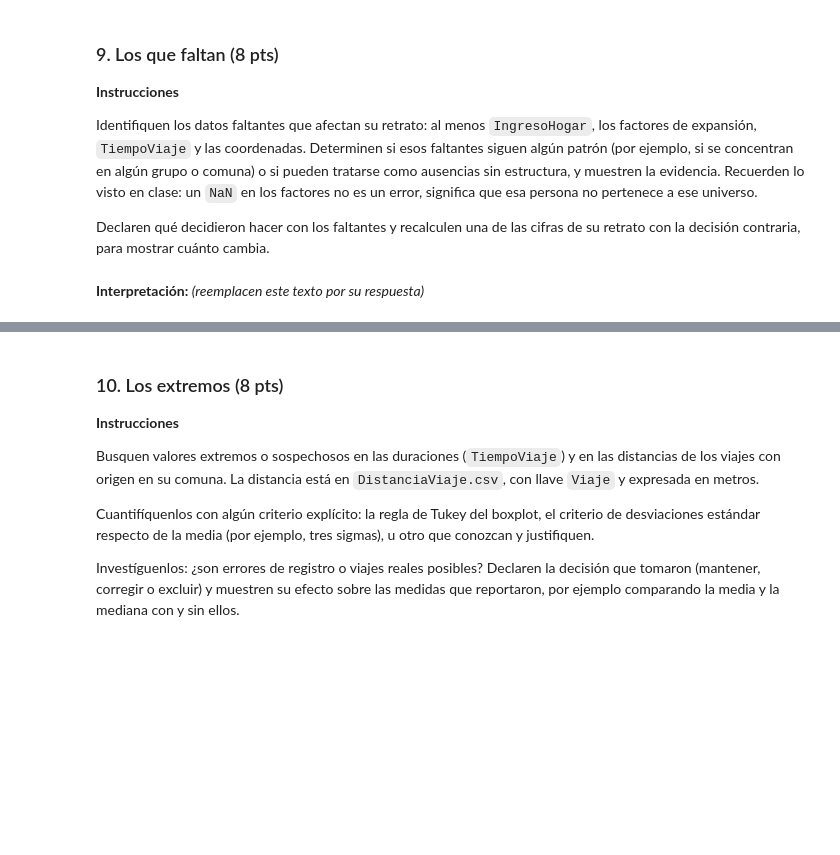
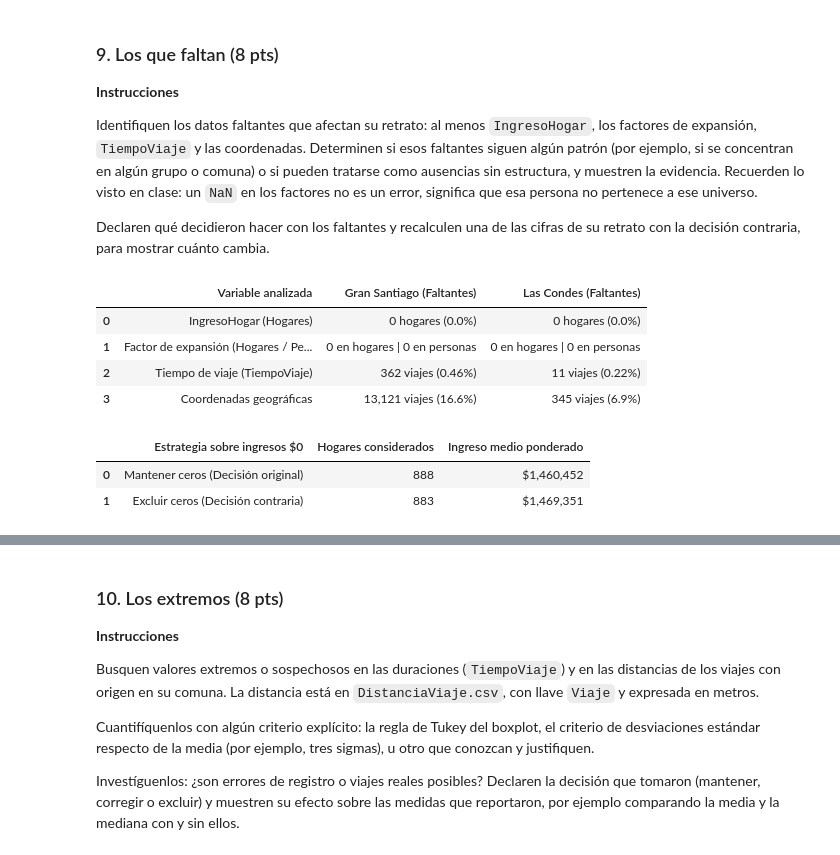
Before and after one commit to gonzzza-lol/cienciaDatos, a Jupyter notebook: tarea1_Suarez_Gutierrez.ipynb, the cells around one changed output, grey strips where cells are left out. Drawn from its saved outputs; the diff is of its cells as text; code cells hidden in the pictures; blank space fills up the shorter version.

```diff
--- a/tarea1_Suarez_Gutierrez.ipynb
+++ b/tarea1_Suarez_Gutierrez.ipynb
@@ -763,2 +764,72 @@ de su retrato con la decisión contraria, para mostrar cuánto cambia.
-# %% [markdown]
-**Interpretación:** *(reemplacen este texto por su respuesta)*
+# %%
+coord_cols = ["OrigenCoordX", "OrigenCoordY", "DestinoCoordX", "DestinoCoordY"]
+
+# 71 es el ID de Las Condes
+viajes_lc = viajes_lab[viajes_lab["ComunaOrigen"] == 71]
+
+n_viajes_stgo = len(viajes_lab)
+n_tiempo_stgo = (viajes_lab["TiempoViaje"].isna() | (viajes_lab["TiempoViaje"] <= 0)).sum()
+n_coord_stgo = viajes_lab[coord_cols].isna().any(axis=1).sum()
+
+
+n_viajes_lc = len(viajes_lc)
+n_tiempo_lc = (viajes_lc["TiempoViaje"].isna() | (viajes_lc["TiempoViaje"] <= 0)).sum()
+n_coord_lc = viajes_lc[coord_cols].isna().any(axis=1).sum()
+
+tabla_faltantes = pd.DataFrame({
+    "Variable analizada": [
+        "IngresoHogar (Hogares)",
+        "Factor de expansión (Hogares / Personas)",
+        "Tiempo de viaje (TiempoViaje)",
+        "Coordenadas geográficas"
+    ],
+    "Gran Santiago (Faltantes)": [
+        f"{hogares['IngresoHogar'].isna().sum()} hogares (0.0%)",
+        f"{hogares['Factor'].isna().sum()} en hogares | {personas['Factor'].isna().sum()} en personas",
+        f"{n_tiempo_stgo:,} viajes ({n_tiempo_stgo/n_viajes_stgo:.2%})",
+        f"{n_coord_stgo:,} viajes ({n_coord_stgo/n_viajes_stgo:.1%})"
+    ],
+    "Las Condes (Faltantes)": [
+        f"{hogaresLasCondes['IngresoHogar'].isna().sum()} hogares (0.0%)",
+        f"{hogaresLasCondes['Factor'].isna().sum()} en hogares | {personas[personas['Hogar'].isin(hogaresLasCondes['Hogar'])]['Factor'].isna().sum()} en personas",
+        f"{n_tiempo_lc} viajes ({n_tiempo_lc/n_viajes_lc:.2%})",
+        f"{n_coord_lc} viajes ({n_coord_lc/n_viajes_lc:.1%})"
+    ]
+})
+
+display(tabla_faltantes)
+
+# Recálculo bajo decisión contraria:
+# Decisión original: Mantener los hogares con ingreso $0 en el cálculo del ingreso medio.
+# Decisión contraria: Excluir los hogares con IngresoHogar == 0 como datos faltantes.
+
+media_con_ceros = (hogaresLasCondes["IngresoHogar"] * hogaresLasCondes["Factor"]).sum() / hogaresLasCondes["Factor"].sum()
+
+hogares_lc_sin_ceros = hogaresLasCondes[hogaresLasCondes["IngresoHogar"] > 0]
+media_sin_ceros = (hogares_lc_sin_ceros["IngresoHogar"] * hogares_lc_sin_ceros["Factor"]).sum() / hogares_lc_sin_ceros["Factor"].sum()
+
+comparacion_decision = pd.DataFrame({
+    "Estrategia sobre ingresos $0": [
+        "Mantener ceros (Decisión original)",
+        "Excluir ceros (Decisión contraria)"
+    ],
+    "Hogares considerados": [
+        len(hogaresLasCondes),
+        len(hogares_lc_sin_ceros)
+    ],
+    "Ingreso medio ponderado": [
+        f"${media_con_ceros:,.0f}",
+        f"${media_sin_ceros:,.0f}"
+    ]
+})
+
+display(comparacion_decision)
+# %% [output]
+|  | Variable analizada | Gran Santiago (Faltantes) | Las Condes (Faltantes) |
+| 0 | IngresoHogar (Hogares) | 0 hogares (0.0%) | 0 hogares (0.0%) |
+| 1 | Factor de expansión (Hogares / Pe... | 0 en hogares | 0 en personas | 0 en hogares | 0 en personas |
+| 2 | Tiempo de viaje (TiempoViaje) | 362 viajes (0.46%) | 11 viajes (0.22%) |
+| 3 | Coordenadas geográficas | 13,121 viajes (16.6%) | 345 viajes (6.9%) |
+|  | Estrategia sobre ingresos $0 | Hogares considerados | Ingreso medio ponderado |
+| 0 | Mantener ceros (Decisión original) | 888 | $1,460,452 |
+| 1 | Excluir ceros (Decisión contraria) | 883 | $1,469,351 |
```
Also changed, not shown: parts of 7 cells of this notebook.
